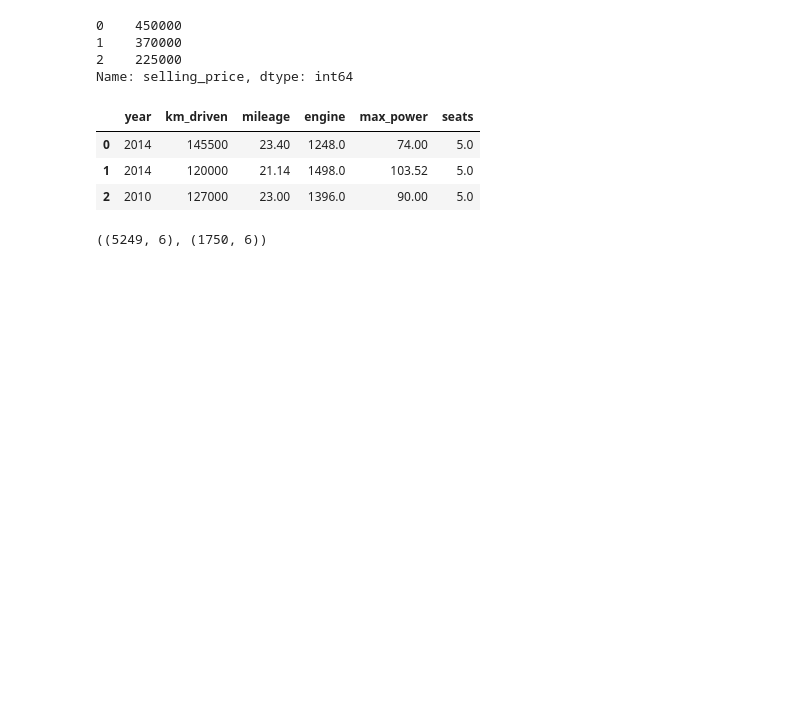
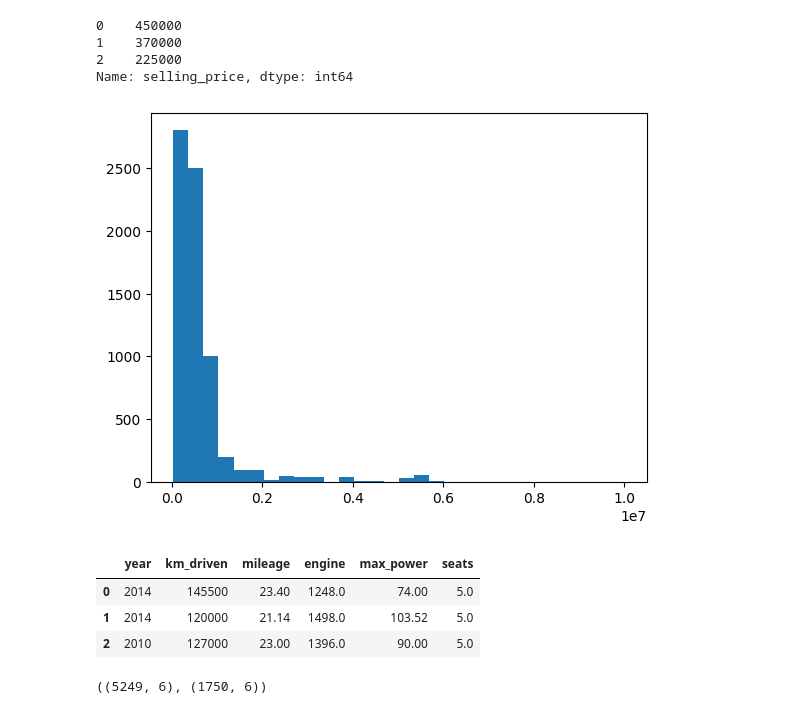
Before and after one commit to MarkLukyanov/car_price_pred, a Jupyter notebook: EDA_cars.ipynb, the cells around one changed output. Saved outputs shown, nothing was run; the diff lists cells and outputs as text; code cells hidden in the pictures; blank space fills up the shorter version.

```diff
--- a/EDA_cars.ipynb
+++ b/EDA_cars.ipynb
@@ -297,6 +345,12 @@ y.head(3)
 1    370000
 2    225000
 Name: selling_price, dtype: int64
+# %%
+from matplotlib import pylab as plt
+
+plt.hist(y, bins=30);
+# %% [output]
+[figure, added]
 # %%
 X.drop(['name', 'fuel', 'seller_type', 'transmission', 'owner', 'torque'], axis=1, inplace=True)
 X.head(3)
```
Also changed, not shown: parts of 72 cells of this notebook.
